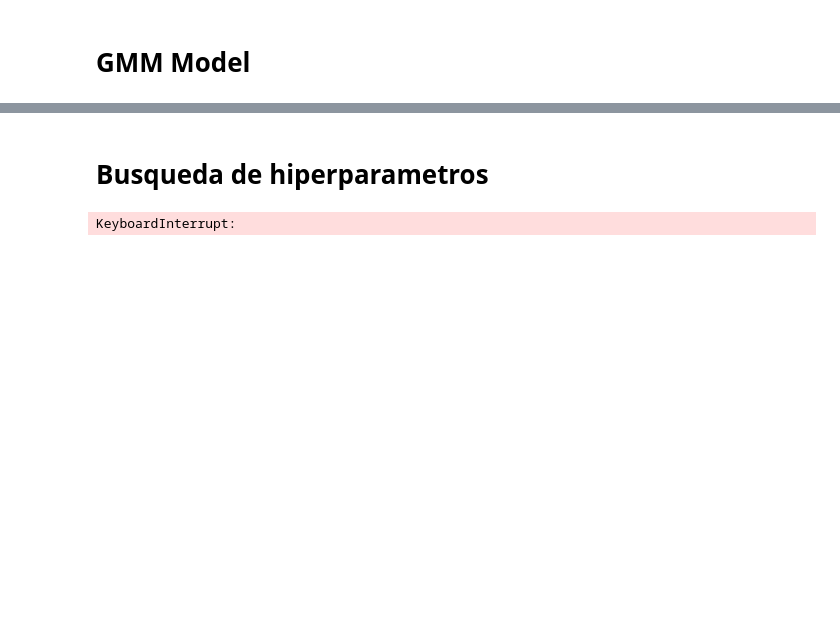
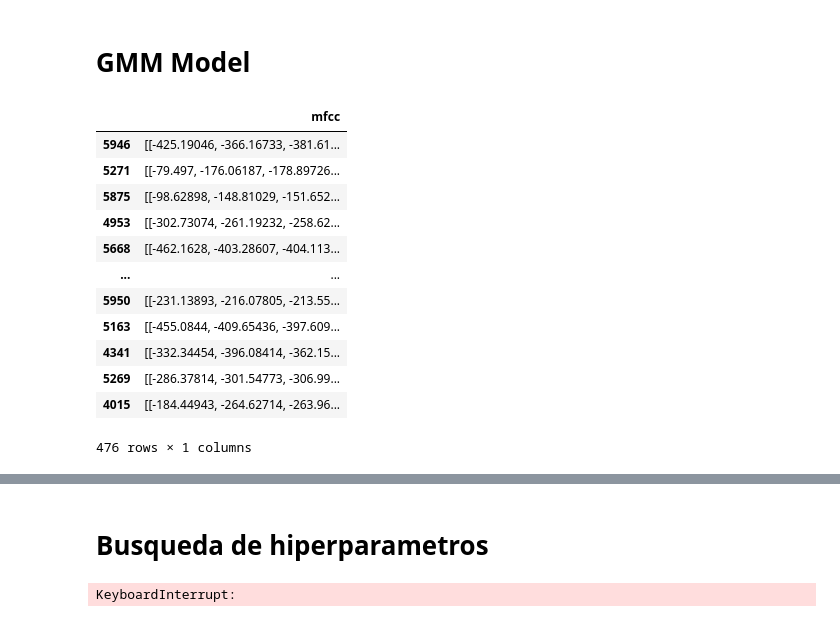
Before and after one commit to GonzaLinares/ProcVoz_Proyecto1, a Jupyter notebook: gender_classifier.ipynb, the cells around one changed output, grey strips where cells are left out. Cells and saved outputs as stored; diff of their text form; code cells hidden in the pictures; blank space fills up the shorter version.

```diff
--- a/gender_classifier.ipynb
+++ b/gender_classifier.ipynb
@@ -155,3 +156,19 @@ X_test_female = np.concatenate(X_test.mfcc[y_test=="females"].to_numpy()[:amount
+# %%
+X_test[y_test=="females"]
+# %% [output]
+|  | mfcc |
+| 5946 | [[-425.19046, -366.16733, -381.61... |
+| 5271 | [[-79.497, -176.06187, -178.89726... |
+| 5875 | [[-98.62898, -148.81029, -151.652... |
+| 4953 | [[-302.73074, -261.19232, -258.62... |
+| 5668 | [[-462.1628, -403.28607, -404.113... |
+| ... | ... |
+| 5950 | [[-231.13893, -216.07805, -213.55... |
+| 5163 | [[-455.0844, -409.65436, -397.609... |
+| 4341 | [[-332.34454, -396.08414, -362.15... |
+| 5269 | [[-286.37814, -301.54773, -306.99... |
+| 4015 | [[-184.44943, -264.62714, -263.96... |
+476 rows × 1 columns
 # %%
 from sklearn.mixture import GaussianMixture
 from sklearn.model_selection import GridSearchCV
```
Also changed, not shown: parts of 13 cells of this notebook.
